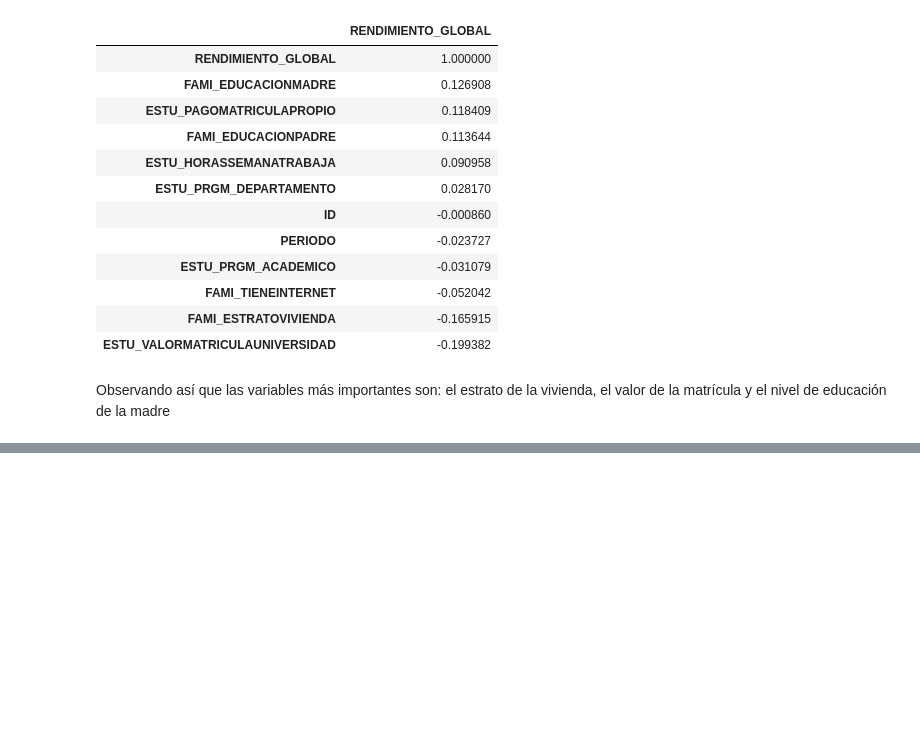
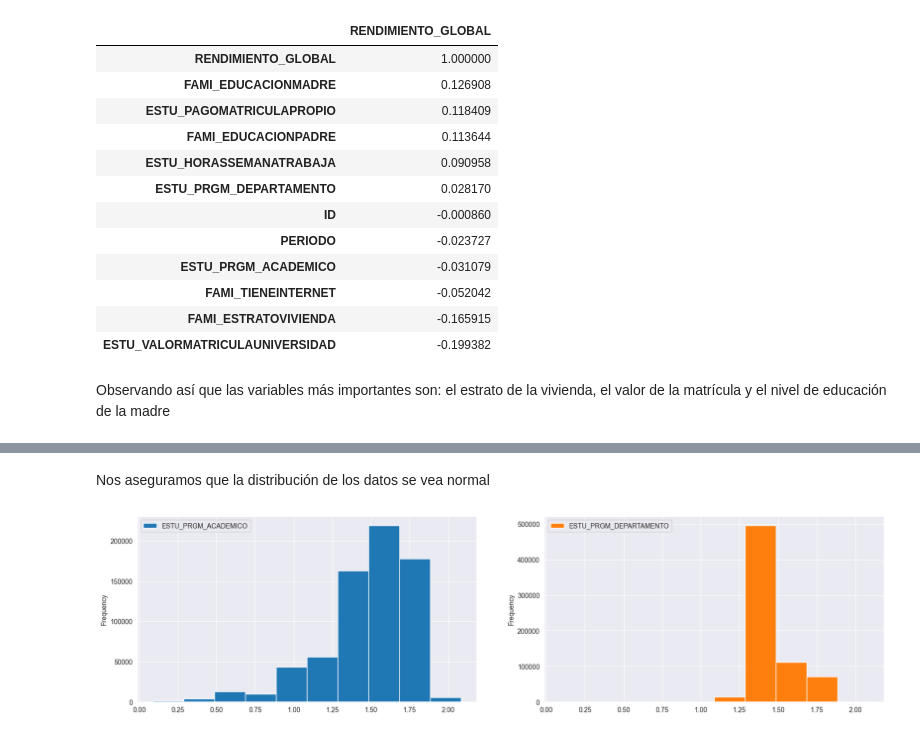
Before and after one commit to Astolfo2332/ICFES_pro_prediction, a Jupyter notebook: Final_proyect.ipynb, the cells around one changed output, grey strips where cells are left out. Drawn from its saved outputs; the diff is of its cells as text; code cells hidden in the pictures; blank space fills up the shorter version.

Commit message:
add(prepros) adicion de preprocesamiento

```diff
--- a/Final_proyect.ipynb
+++ b/Final_proyect.ipynb
@@ -297,0 +302,16 @@ Observando así que las variables más importantes son: el estrato de la viviend
+# %%
+def unique_values(df, target):
+    #Seleccionamos las columnas categóricas
+    categorical_columns = df.select_dtypes(include=["object", "category"]).columns
+    categorical_columns = categorical_columns.drop(target)
+    #Obtenemos la cantidad de valores únicos por columna
+    un_values = {col: df[col].nunique() for col in categorical_columns}
+    #Creamos un dataframe con los valores únicos
+    un_values_df = pd.DataFrame(list(un_values.items()), columns=["Column", "Unique values"])
+    #Ordenamos de manera descendente
+    un_values_df = un_values_df.sort_values(by="Unique values", ascending=False)
+    un_values_df = un_values_df.reset_index(drop=True)
+    return un_values_df
+
+unique_df = unique_values(df, "RENDIMIENTO_GLOBAL")
+unique_df
@@ -297,0 +359,5 @@ Observando así que las variables más importantes son: el estrato de la viviend
+# %%
+df = df.drop(columns=["ID"])
+expand_col = unique_df[unique_df["Unique values"] < 13]["Column"].values
+df = pd.get_dummies(df, columns=expand_col)
+df
@@ -297,0 +380,20 @@ Observando así que las variables más importantes son: el estrato de la viviend
+# %%
+import category_encoders as ce
+from sklearn.preprocessing import LabelEncoder
+
+#Iniciamos con el target
+
+t_encoder = LabelEncoder()
+
+df["RENDIMIENTO_GLOBAL"] = t_encoder.fit_transform(df["RENDIMIENTO_GLOBAL"])
+
+columns = ["ESTU_PRGM_ACADEMICO", "ESTU_PRGM_DEPARTAMENTO"]
+encoder = ce.TargetEncoder(cols=columns)
+
+#Codificamos las columnas
+x = df[columns]
+y = df["RENDIMIENTO_GLOBAL"]
+
+encoder.fit(df, y)
+df = encoder.transform(df)
+df.head()
@@ -297,0 +408,7 @@ Observando así que las variables más importantes son: el estrato de la viviend
+# %% [markdown]
+Nos aseguramos que la distribución de los datos se vea normal
+# %%
+df.plot(kind="hist", subplots=True, layout=(1, 2), figsize=(20, 5), column=columns)
+plt.show()
+# %% [output]
+[figure, added]
```
Also changed, not shown: parts of 13 cells of this notebook.
